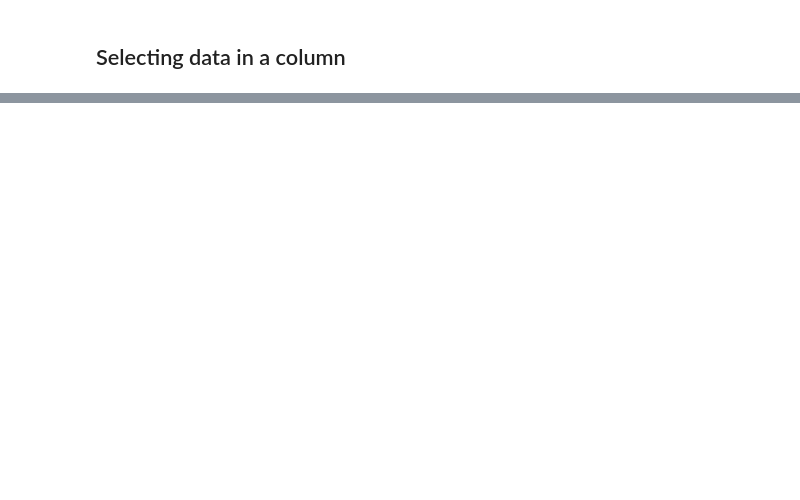
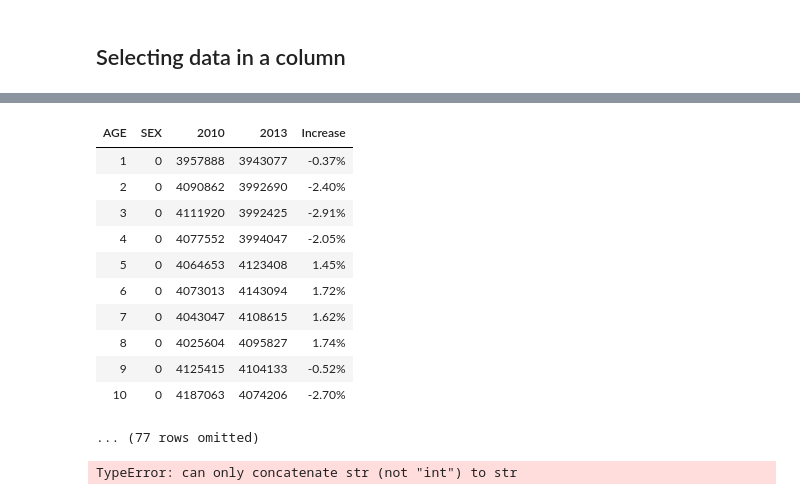
Before and after one commit to AUP-CS2065/lecture, a Jupyter notebook: lec02.ipynb, the cells around one changed output, grey strips where cells are left out. Saved outputs shown, nothing was run; the diff lists cells and outputs as text; code cells hidden in the pictures; blank space fills up the shorter version.

```diff
--- a/lec02.ipynb
+++ b/lec02.ipynb
@@ -439,0 +800,3 @@ movies.take(np.arange(2, 5))
+# %%
+cens2 = cens.where('AGE', are.between(1,30)).select('AGE','SEX','POPESTIMATE2010','POPESTIMATE2013').relabeled('POPESTIMATE2010','2010').relabeled('POPESTIMATE2013','2013')
+cens2
@@ -439,0 +816,19 @@ movies.take(np.arange(2, 5))
+# %%
+cens2.with_column('Increase', (cens2.column('2013')-cens2.column('2010'))/cens2.column('2010')).set_format('Increase', PercentFormatter)
+# %% [output]
+| AGE | SEX | 2010 | 2013 | Increase |
+| 1 | 0 | 3957888 | 3943077 | -0.37% |
+| 2 | 0 | 4090862 | 3992690 | -2.40% |
+| 3 | 0 | 4111920 | 3992425 | -2.91% |
+| 4 | 0 | 4077552 | 3994047 | -2.05% |
+| 5 | 0 | 4064653 | 4123408 | 1.45% |
+| 6 | 0 | 4073013 | 4143094 | 1.72% |
+| 7 | 0 | 4043047 | 4108615 | 1.62% |
+| 8 | 0 | 4025604 | 4095827 | 1.74% |
+| 9 | 0 | 4125415 | 4104133 | -0.52% |
+| 10 | 0 | 4187063 | 4074206 | -2.70% |
+... (77 rows omitted)
+# %%
+"24"+8
+# %% [output]
+TypeError: can only concatenate str (not "int") to str
```
Also changed, not shown: parts of 88 cells of this notebook, 1 other file.
